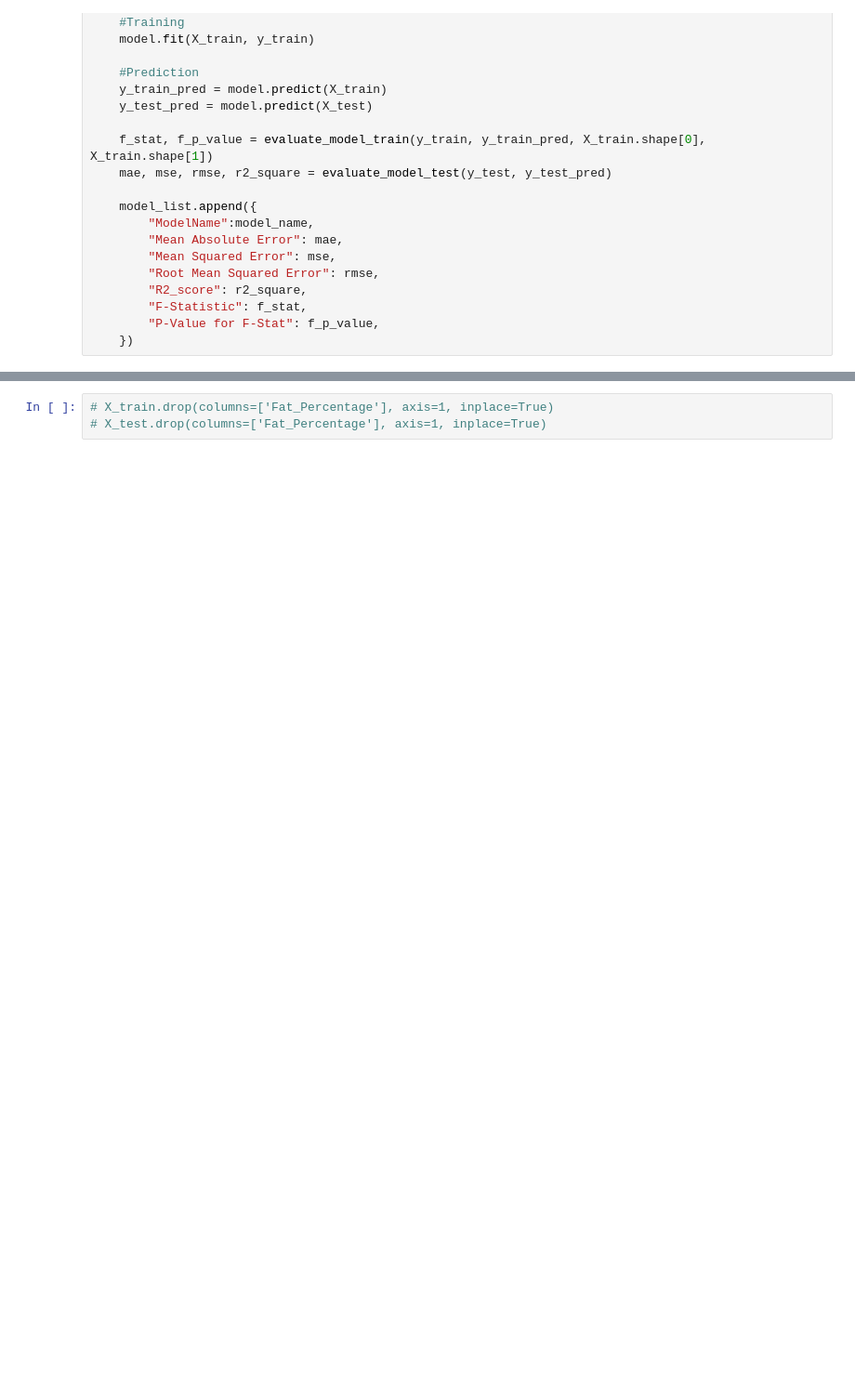
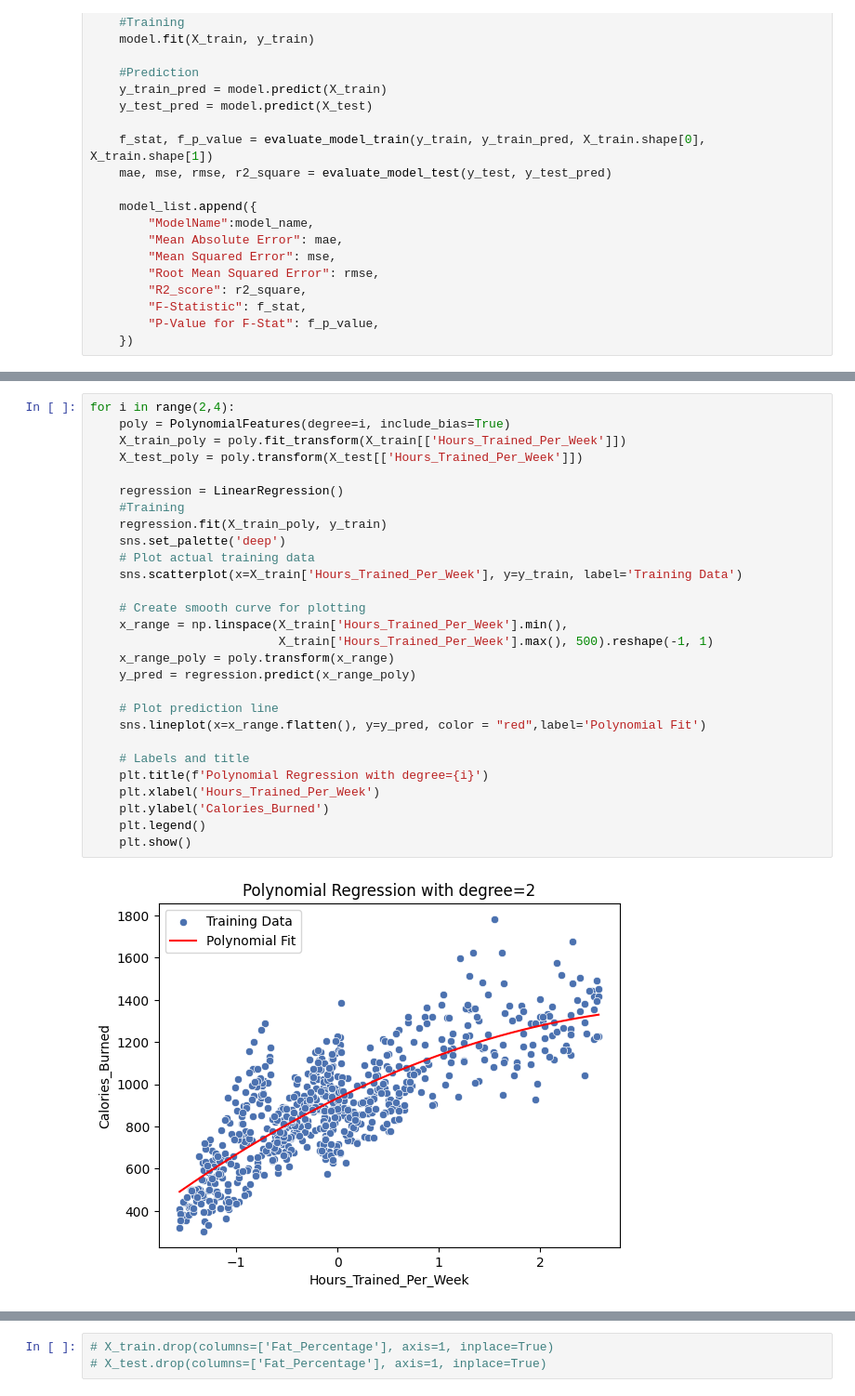
Before and after one commit to adityagoyal222/fitnessprediction, a Jupyter notebook: notebook/fitness_eda.ipynb, the cells around one changed output, grey strips where cells are left out. Shown at 93% size. Drawn from its saved outputs; the diff is of its cells as text; blank space fills up the shorter version.

```diff
--- a/notebook/fitness_eda.ipynb
+++ b/notebook/fitness_eda.ipynb
@@ -308,0 +339,30 @@ metrics_data
+# %%
+for i in range(2,4):
+    poly = PolynomialFeatures(degree=i, include_bias=True)
+    X_train_poly = poly.fit_transform(X_train[['Hours_Trained_Per_Week']])
+    X_test_poly = poly.transform(X_test[['Hours_Trained_Per_Week']])
+
+    regression = LinearRegression()
+    #Training
+    regression.fit(X_train_poly, y_train)
+    sns.set_palette('deep')
+    # Plot actual training data
+    sns.scatterplot(x=X_train['Hours_Trained_Per_Week'], y=y_train, label='Training Data')
+
+    # Create smooth curve for plotting
+    x_range = np.linspace(X_train['Hours_Trained_Per_Week'].min(),
+                          X_train['Hours_Trained_Per_Week'].max(), 500).reshape(-1, 1)
+    x_range_poly = poly.transform(x_range)
+    y_pred = regression.predict(x_range_poly)
+
+    # Plot prediction line
+    sns.lineplot(x=x_range.flatten(), y=y_pred, color = "red",label='Polynomial Fit')
+
+    # Labels and title
+    plt.title(f'Polynomial Regression with degree={i}')
+    plt.xlabel('Hours_Trained_Per_Week')
+    plt.ylabel('Calories_Burned')
+    plt.legend()
+    plt.show()
+# %% [output]
+[figure, added]
```
Also changed, not shown: parts of 12 cells of this notebook, 1 other file.
